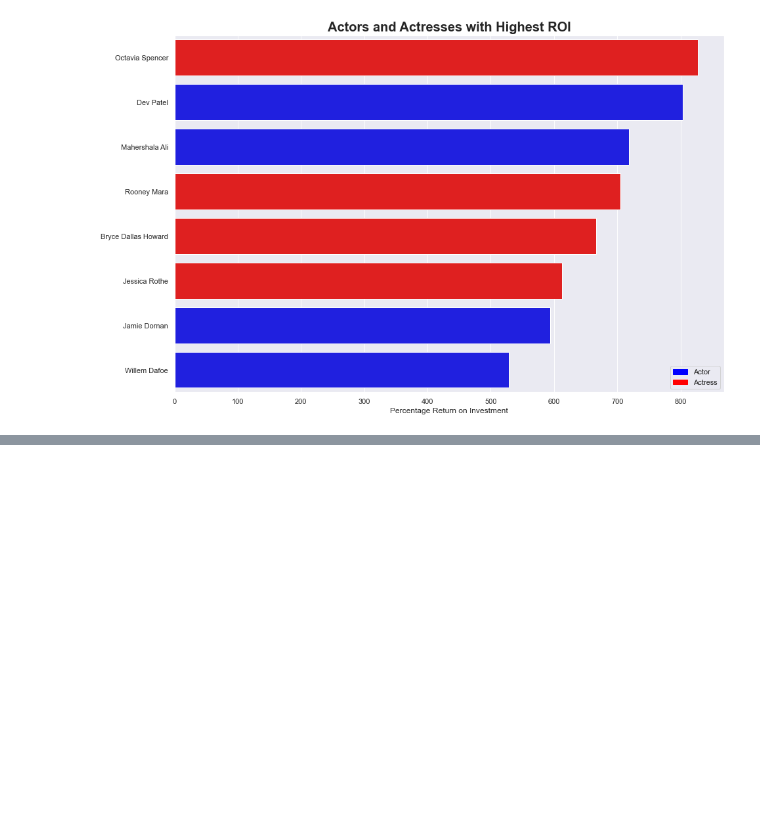
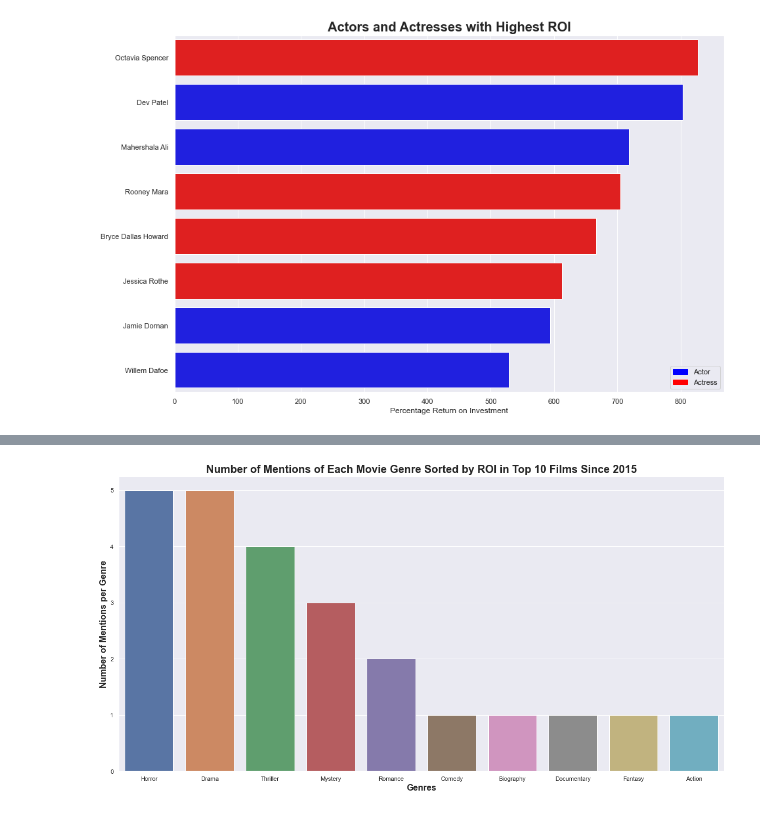
Before and after one commit to garrettwilliams90/Movie_Analysis_Project, a Jupyter notebook: Earth_Movie_Analysis_Project.ipynb, the cells around one changed output, grey strips where cells are left out. Saved outputs shown, nothing was run; the diff lists cells and outputs as text; code cells hidden in the pictures; blank space fills up the shorter version.

```diff
--- a/Earth_Movie_Analysis_Project.ipynb
+++ b/Earth_Movie_Analysis_Project.ipynb
@@ -432,0 +627,5 @@ ax.figure.savefig("Actors.png");
+# %%
+#doing explode method with genre to isolate each genre
+tn_imdb_merged_genre = tn_imdb_merged[['movie', 'roi', 'genres', 'year_int', 'release_date']]
+tn_imdb_merged_genre = tn_imdb_merged_genre.assign(genres=tn_imdb_merged_genre['genres'].str.split(",")).explode('genres')
+tn_imdb_merged_genre.head()
@@ -432,0 +639,13 @@ ax.figure.savefig("Actors.png");
+# %%
+#visualizing genres in the top 10 films in our data set:
+tn_imdb_merged_genre_top_10 = tn_imdb_merged_genre.head(24)
+genres_top_10 = tn_imdb_merged_genre_top_10['genres'].value_counts()
+fig, ax = plt.subplots(figsize = (20, 10))
+ax = sns.barplot(x = genres_top_10.index, y = genres_top_10.values)
+sns.set_theme(style = 'darkgrid')
+ax.set_xlabel("Genres", size = 16, fontweight = 'bold')
+ax.set_ylabel("Number of Mentions per Genre", size = 16, fontweight = 'bold')
+ax.set_title("Number of Mentions of Each Movie Genre Sorted by ROI in Top 10 Films Since 2015", size = 20, fontweight = 'bold')
+ax.figure.savefig("movie_genres_top_10.png");
+# %% [output]
+[figure, added]
```
Also changed, not shown: parts of 41 cells of this notebook.
